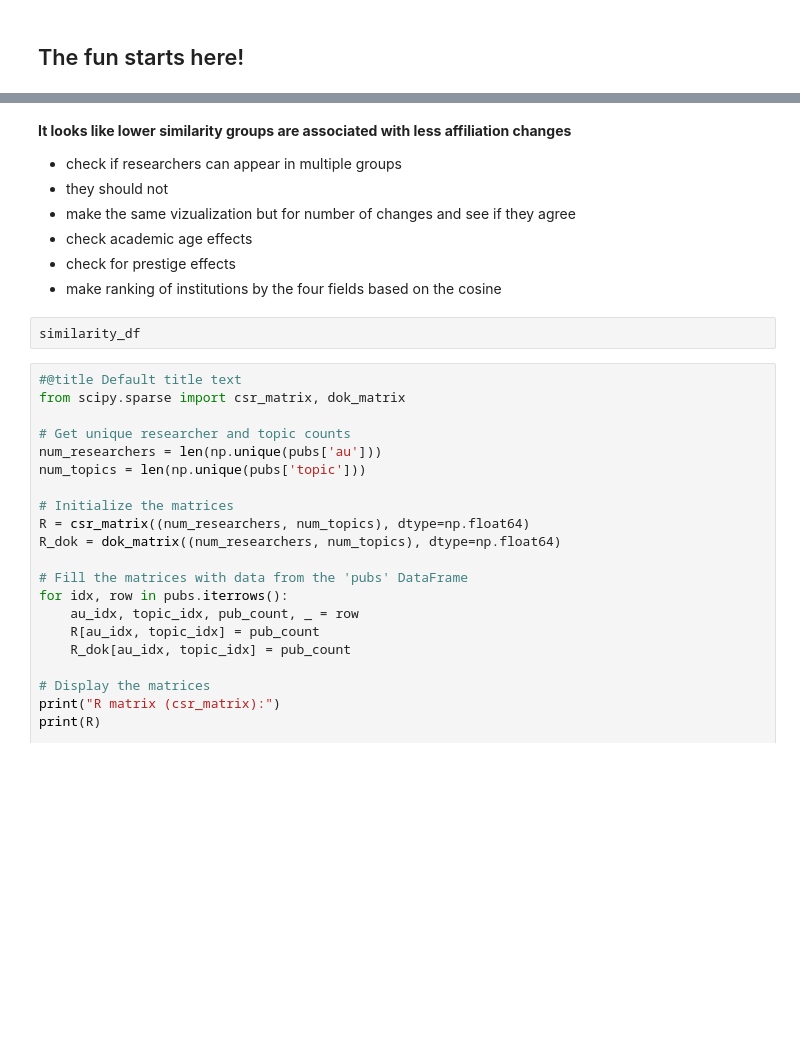
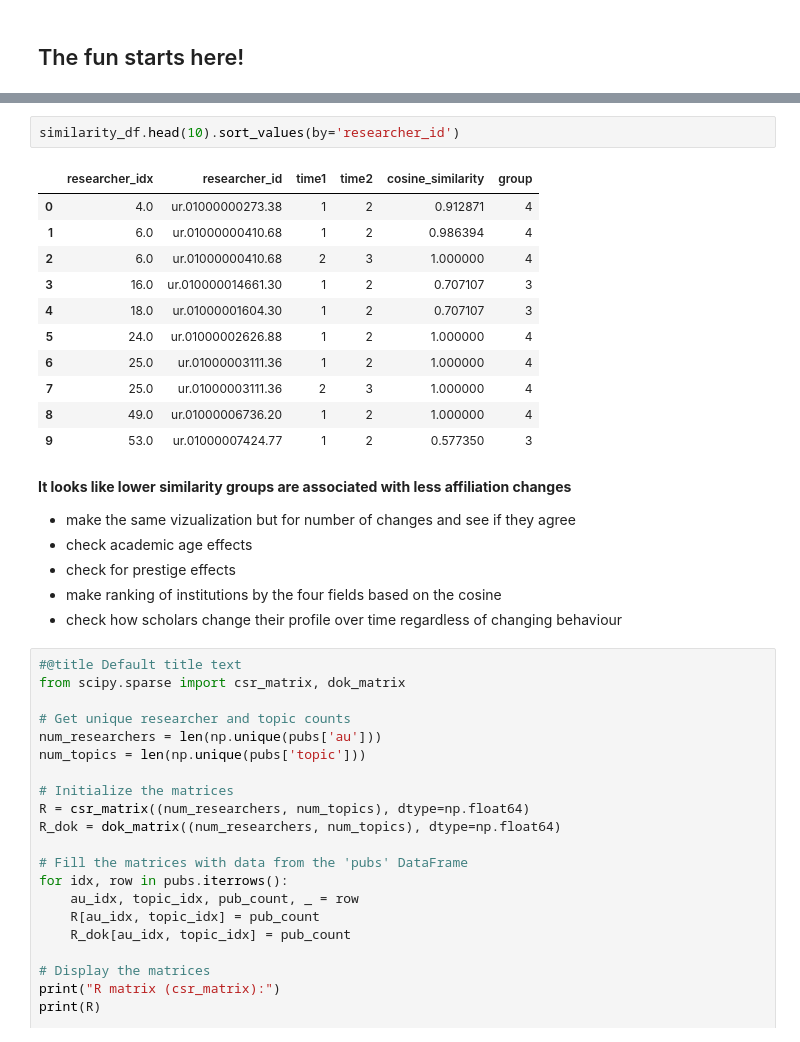
Before and after one commit to MarciaFG/scimobility, a Jupyter notebook: transformation_index_for_2007_2022.ipynb, the cells around one changed output, grey strips where cells are left out. Cells and saved outputs as stored; diff of their text form; blank space fills up the shorter version.

```diff
--- a/transformation_index_for_2007_2022.ipynb
+++ b/transformation_index_for_2007_2022.ipynb
@@ -745,13 +914,24 @@ plt.show()
+# %%
+similarity_df.head(10).sort_values(by='researcher_id')
+# %% [output]
+|  | researcher_idx | researcher_id | time1 | time2 | cosine_similarity | group |
+| 0 | 4.0 | ur.01000000273.38 | 1 | 2 | 0.912871 | 4 |
+| 1 | 6.0 | ur.01000000410.68 | 1 | 2 | 0.986394 | 4 |
+| 2 | 6.0 | ur.01000000410.68 | 2 | 3 | 1.000000 | 4 |
+| 3 | 16.0 | ur.010000014661.30 | 1 | 2 | 0.707107 | 3 |
+| 4 | 18.0 | ur.01000001604.30 | 1 | 2 | 0.707107 | 3 |
+| 5 | 24.0 | ur.01000002626.88 | 1 | 2 | 1.000000 | 4 |
+| 6 | 25.0 | ur.01000003111.36 | 1 | 2 | 1.000000 | 4 |
+| 7 | 25.0 | ur.01000003111.36 | 2 | 3 | 1.000000 | 4 |
+| 8 | 49.0 | ur.01000006736.20 | 1 | 2 | 1.000000 | 4 |
+| 9 | 53.0 | ur.01000007424.77 | 1 | 2 | 0.577350 | 3 |
 # %% [markdown]
 **It looks like lower similarity groups are associated with less affiliation changes**
-- check if researchers can appear in multiple groups
-- they should not
 - make the same vizualization but for number of changes and see if they agree
 - check academic age effects
 - check for prestige effects
 - make ranking of institutions by the four fields based on the cosine
+- check how scholars change their profile over time regardless of changing behaviour
-# %%
-similarity_df
 # %%
 #@title Default title text
 from scipy.sparse import csr_matrix, dok_matrix
```
Also changed, not shown: parts of 32 cells of this notebook.
